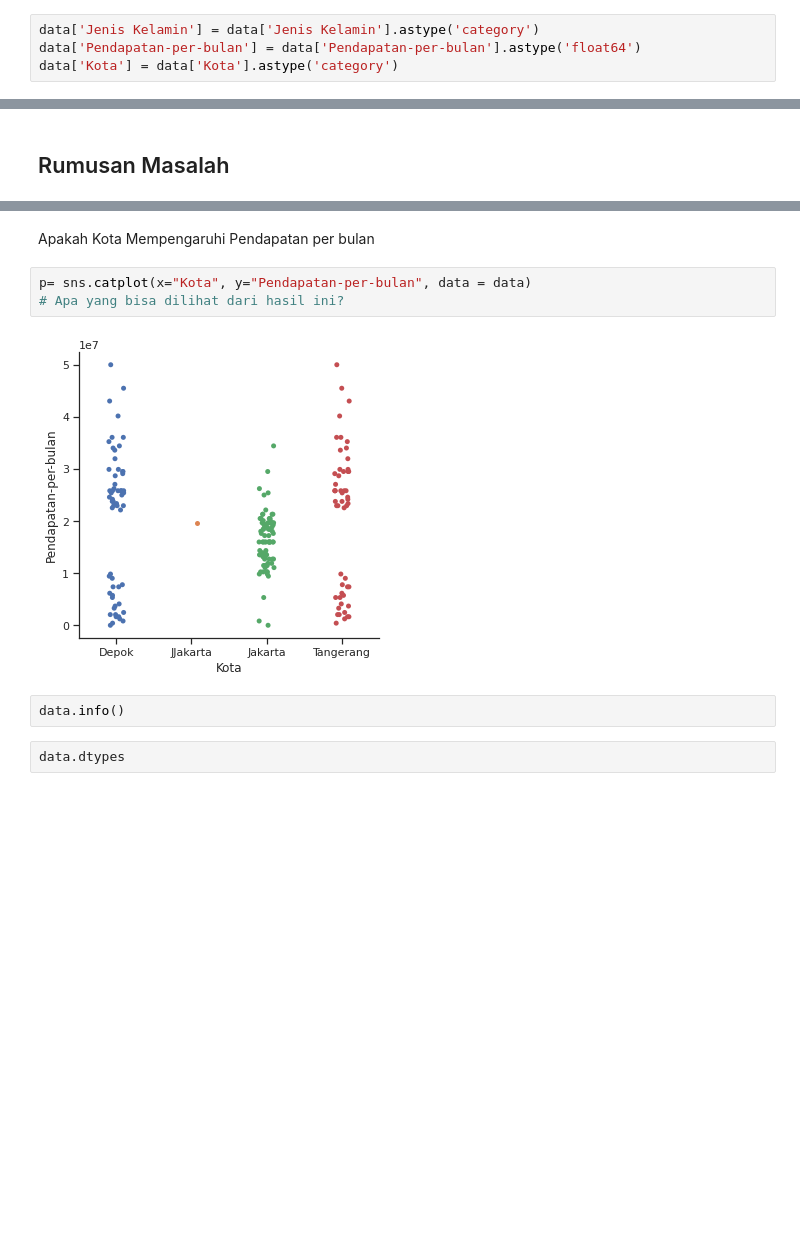
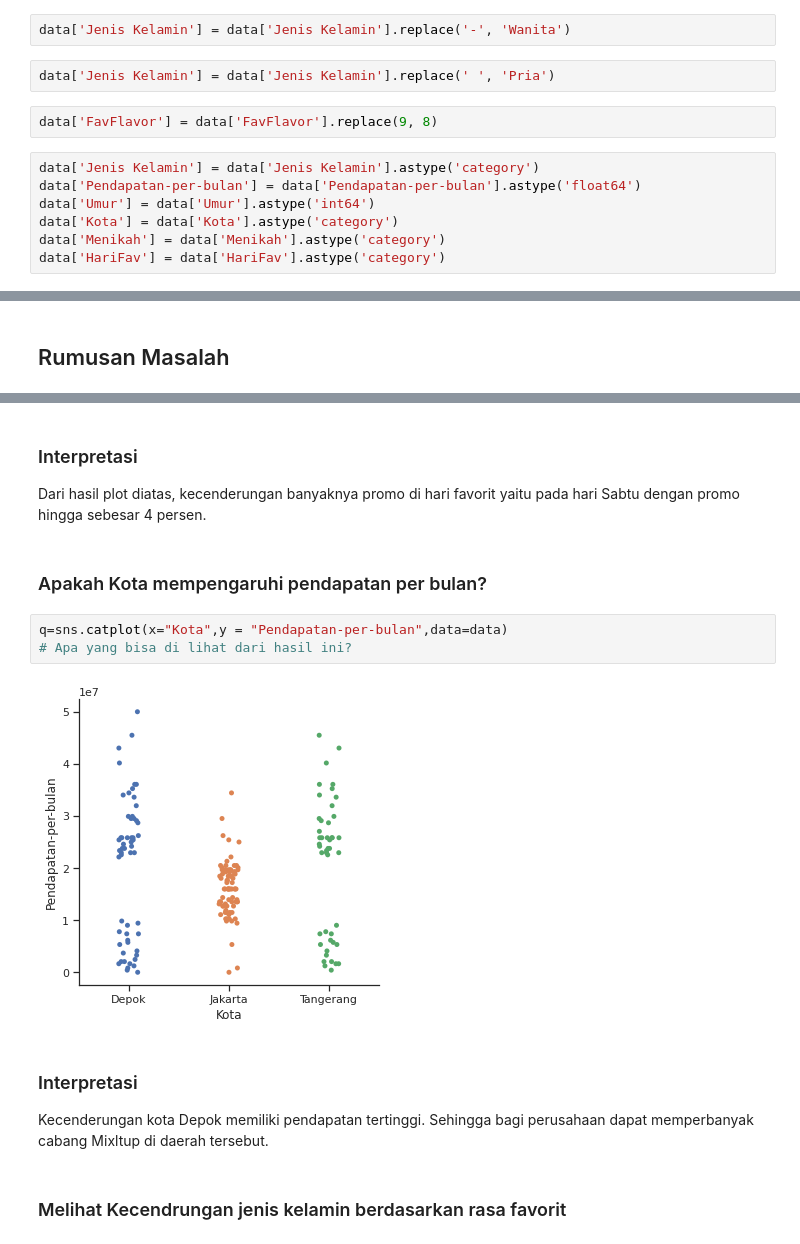
Before and after one commit to Nanasz/Kelompok7-DataMining2, a Jupyter notebook: Kelompok_7.ipynb, the cells around one changed output, grey strips where cells are left out. Drawn from its saved outputs; the diff is of its cells as text; blank space fills up the shorter version.

```diff
--- a/Kelompok_7.ipynb
+++ b/Kelompok_7.ipynb
@@ -159,7 +155,16 @@ dtype: object
+# %%
+data['Jenis Kelamin'] = data['Jenis Kelamin'].replace('-', 'Wanita')
+# %%
+data['Jenis Kelamin'] = data['Jenis Kelamin'].replace(' ', 'Pria')
+# %%
+data['FavFlavor'] = data['FavFlavor'].replace(9, 8)
 # %%
 data['Jenis Kelamin'] = data['Jenis Kelamin'].astype('category')
 data['Pendapatan-per-bulan'] = data['Pendapatan-per-bulan'].astype('float64')
+data['Umur'] = data['Umur'].astype('int64')
 data['Kota'] = data['Kota'].astype('category')
+data['Menikah'] = data['Menikah'].astype('category')
+data['HariFav'] = data['HariFav'].astype('category')
 # %% [markdown]
 Mengubah tipe data kolom jenis kelamin menjadi tipe data category.
 Mengubah tipe data pendapatan per bulan menjadi tipe data float64.
@@ -261,11 +272,15 @@ Terindikasi bahwa mayoritas orang yang sudah menikah lebih sering membeli ice cr
+# %% [markdown]
+### Interpretasi
+Dari hasil plot diatas, kecenderungan banyaknya promo di hari favorit yaitu pada hari Sabtu dengan promo hingga sebesar 4 persen.
 # %% [markdown]
-Apakah Kota Mempengaruhi Pendapatan per bulan
+### Apakah Kota mempengaruhi pendapatan per bulan?
 # %%
-p= sns.catplot(x="Kota", y="Pendapatan-per-bulan", data = data)
-# Apa yang bisa dilihat dari hasil ini?
+q=sns.catplot(x="Kota",y = "Pendapatan-per-bulan",data=data)
+# Apa yang bisa di lihat dari hasil ini?
 # %% [output]
-[figure, old version]
+[figure, new version]
-# %%
-data.info()
-# %%
-data.dtypes
+# %% [markdown]
+### Interpretasi
+Kecenderungan kota Depok memiliki pendapatan tertinggi. Sehingga bagi perusahaan dapat memperbanyak cabang Mixltup di daerah tersebut.
+# %% [markdown]
+### Melihat Kecendrungan jenis kelamin berdasarkan rasa favorit
```
Also changed, not shown: parts of 38 cells of this notebook.
